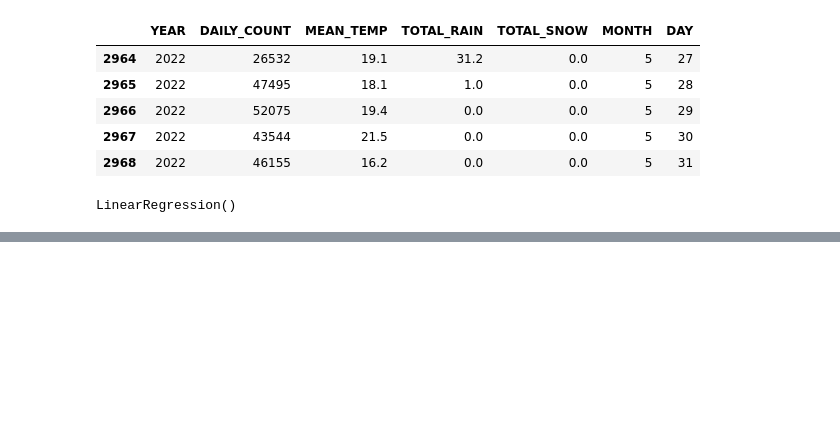
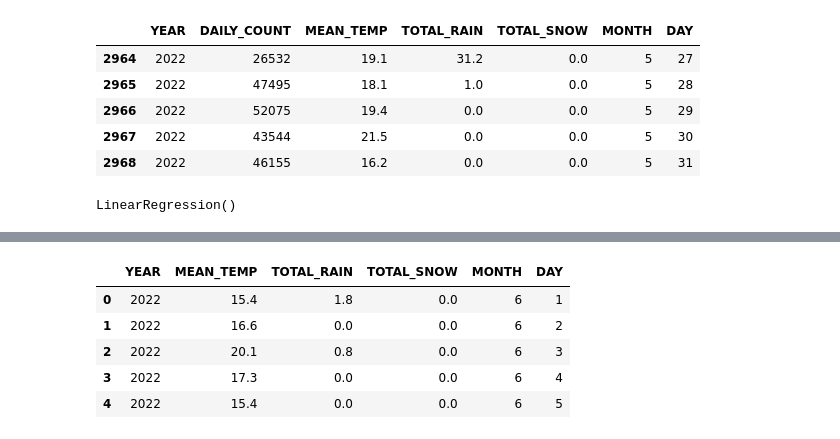
Before and after one commit to alexlangev/bixi-montreal, a Jupyter notebook: main.ipynb, the cells around one changed output, grey strips where cells are left out. Drawn from its saved outputs; the diff is of its cells as text; code cells hidden in the pictures; blank space fills up the shorter version.

```diff
--- a/main.ipynb
+++ b/main.ipynb
@@ -328,0 +335,19 @@ LR.score(X_test.values, Y_test.values)
+# %%
+# Since I am new to data science, I am not sure how to interpret a score of 0.7. Is it any good?
+# Let's bring in June's weather data and predict for each day. Then, test with the real bixi data and see whatcomes out.
+# First, convert the .csv weather to a dataframe of the correct format.
+june_weather_test_csv = pd.read_csv('june2022-weather.csv')
+june_test_df = june_weather_test_csv.copy()
+june_test_df = june_test_df.drop(columns=['SPD_OF_MAX_GUST'])
+june_test_df['MONTH'] = pd.DatetimeIndex(june_test_df['DATE']).month
+june_test_df['DAY'] = pd.DatetimeIndex(june_test_df['DATE']).day
+june_test_df['DATE'] = pd.DatetimeIndex(june_test_df['DATE']).year
+june_test_df.rename(columns = {'DATE':'YEAR'}, inplace = True)
+june_test_df.head()
+# %% [output]
+|  | YEAR | MEAN_TEMP | TOTAL_RAIN | TOTAL_SNOW | MONTH | DAY |
+| 0 | 2022 | 15.4 | 1.8 | 0.0 | 6 | 1 |
+| 1 | 2022 | 16.6 | 0.0 | 0.0 | 6 | 2 |
+| 2 | 2022 | 20.1 | 0.8 | 0.0 | 6 | 3 |
+| 3 | 2022 | 17.3 | 0.0 | 0.0 | 6 | 4 |
+| 4 | 2022 | 15.4 | 0.0 | 0.0 | 6 | 5 |
```
Also changed, not shown: parts of 38 cells of this notebook, 5 other files.
